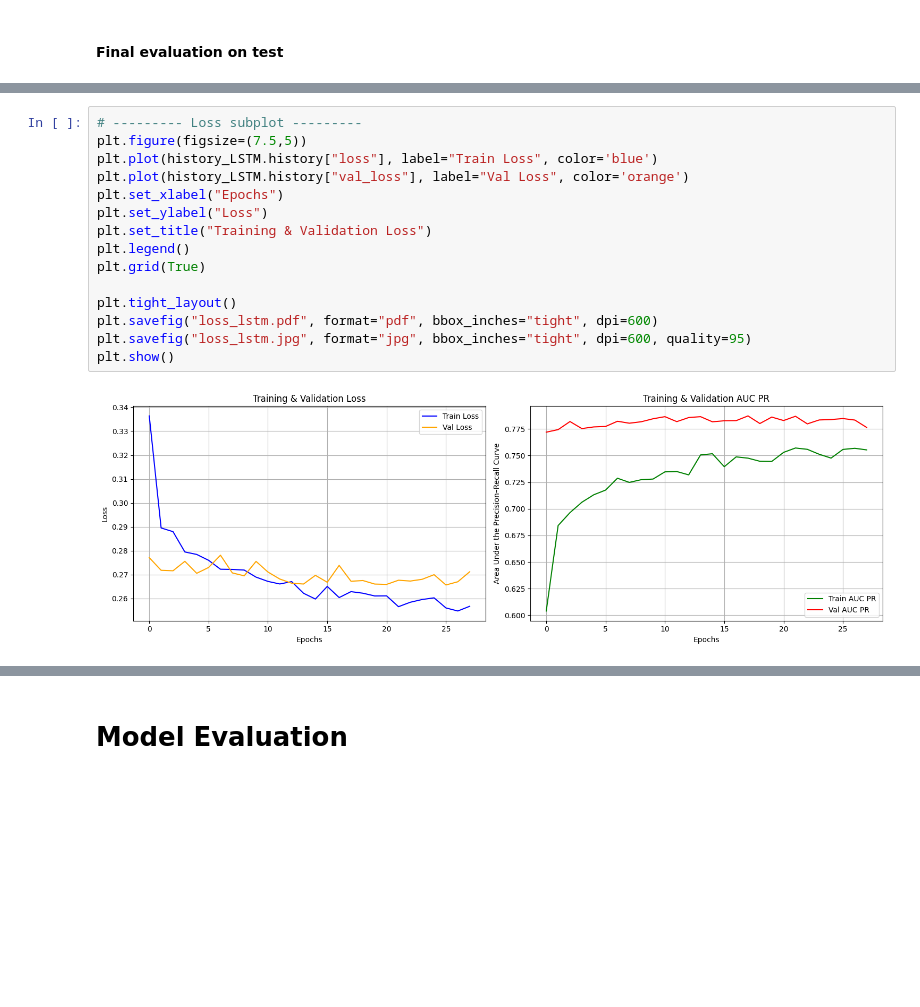
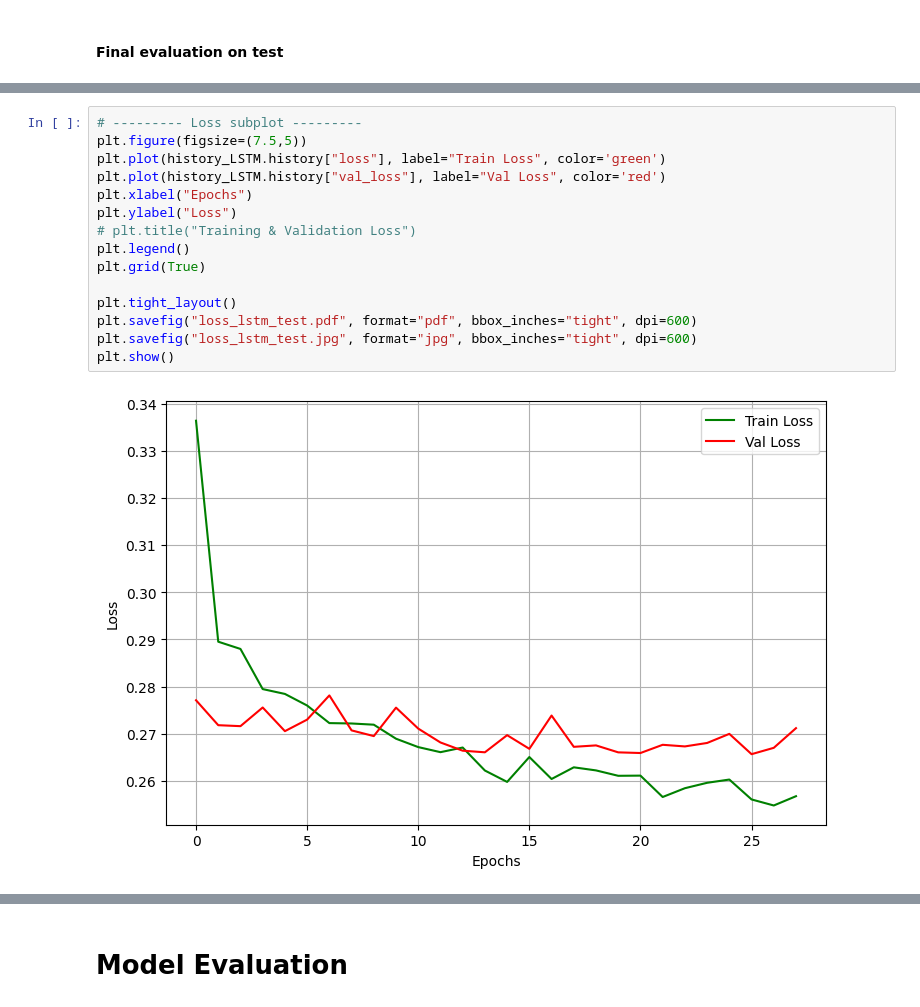
Before and after one commit to IbrahimAllMamun/flood_incidence, a Jupyter notebook: flood_incidence.ipynb, the cells around one changed output, grey strips where cells are left out. Saved outputs shown, nothing was run; the diff lists cells and outputs as text; blank space fills up the shorter version.

```diff
--- a/flood_incidence.ipynb
+++ b/flood_incidence.ipynb
@@ -572,20 +582,20 @@ weighted avg      0.880     0.876     0.878      3072
 # %%
 # --------- Loss subplot ---------
 plt.figure(figsize=(7.5,5))
-plt.plot(history_LSTM.history["loss"], label="Train Loss", color='blue')
-plt.plot(history_LSTM.history["val_loss"], label="Val Loss", color='orange')
-plt.set_xlabel("Epochs")
-plt.set_ylabel("Loss")
-plt.set_title("Training & Validation Loss")
+plt.plot(history_LSTM.history["loss"], label="Train Loss", color='green')
+plt.plot(history_LSTM.history["val_loss"], label="Val Loss", color='red')
+plt.xlabel("Epochs")
+plt.ylabel("Loss")
+# plt.title("Training & Validation Loss")
 plt.legend()
 plt.grid(True)
 
 plt.tight_layout()
-plt.savefig("loss_lstm.pdf", format="pdf", bbox_inches="tight", dpi=600)
-plt.savefig("loss_lstm.jpg", format="jpg", bbox_inches="tight", dpi=600, quality=95)
+plt.savefig("loss_lstm_test.pdf", format="pdf", bbox_inches="tight", dpi=600)
+plt.savefig("loss_lstm_test.jpg", format="jpg", bbox_inches="tight", dpi=600)
 plt.show()
 # %% [output]
-[figure, old version]
+[figure, new version]
 # %%
 plt.figure(figsize=(7.5,5))
 plt.plot(history_LSTM.history["auc_pr"], label="Train AUC PR", color='green')
```
Also changed, not shown: parts of 25 cells of this notebook.
